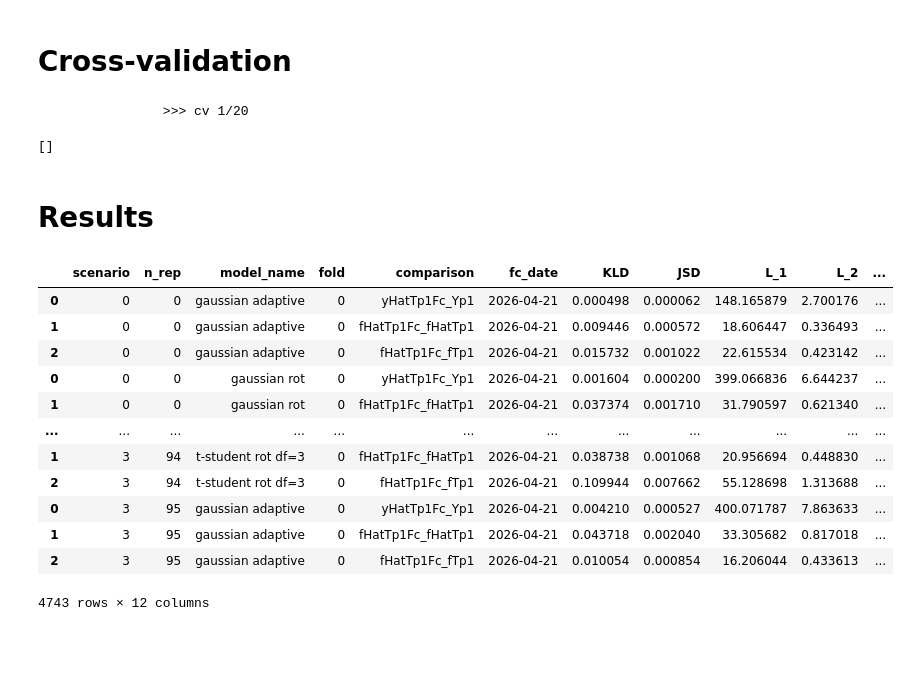
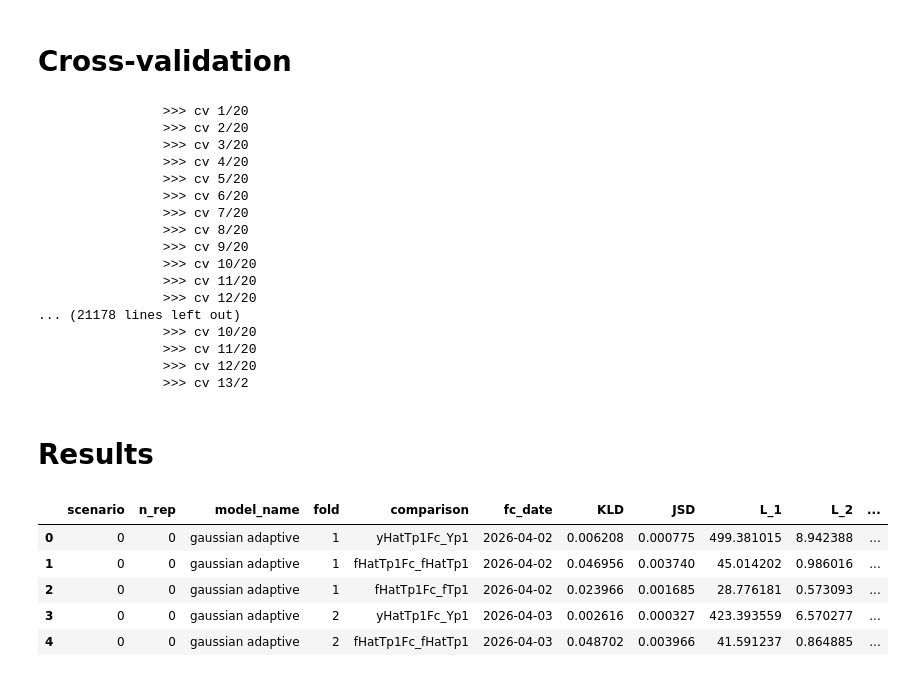
Before and after one commit to matheus-vizzotto/densities4risk, a Jupyter notebook: notebooks/development/monte_carlo_simulation.ipynb, the cells around one changed output. Cells and saved outputs as stored; diff of their text form; code cells hidden in the pictures; blank space fills up the shorter version.

```diff
--- a/notebooks/development/monte_carlo_simulation.ipynb
+++ b/notebooks/development/monte_carlo_simulation.ipynb
@@ -112,0 +116,3 @@ for i, params in enumerate(ParameterGrid(param_grid)):
+# %%
+for scenario in scenarios:
+    print(scenario)
@@ -549,7 +562,7 @@ for kde_address in kde_addresses:
                                             )
             acc_measures = acc.overall_measures(forecast=df_fc, test=df_kde)
             temp_df = pd.DataFrame({
-                    "support":  Y_t.index,
+                    "support":  df_support.iloc[:,0].values,
                     "actual":   df_kde.iloc[:, 0].values,
                     "forecast": df_fc.iloc[:, 0].values,
                     "date":     test_date[0],
@@ -575,7 +588,7 @@ for kde_address in kde_addresses:
                                             )
             acc_measures = acc.overall_measures(forecast=df_fc, test=df_kde)
             temp_df = pd.DataFrame({
-                    "support":  Y_t.index,
+                    "support":  df_support.iloc[:,0].values,
                     "actual":   df_kde.iloc[:, 0].values,
                     "forecast": df_fc.iloc[:, 0].values,
                     "date":     test_date[0],
@@ -595,10 +608,22 @@ for kde_address in kde_addresses:
     pbar.update(1)
 # %% [output]
                 >>> cv 1/20
+                >>> cv 2/20
+                >>> cv 3/20
+                >>> cv 4/20
+                >>> cv 5/20
+                >>> cv 6/20
+                >>> cv 7/20
+                >>> cv 8/20
+                >>> cv 9/20
+                >>> cv 10/20
+                >>> cv 11/20
+                >>> cv 12/20
+... (21178 lines left out)
+                >>> cv 10/20
+                >>> cv 11/20
+                >>> cv 12/20
+                >>> cv 13/2
-# %%
-measures
-# %% [output]
-[]
 # %% [markdown]
 # Results
 # %%
@@ -609,18 +634,11 @@ for file in cv_files:
 df_cv_results = pd.concat(cv_results)
 df_cv_results.sort_values(by=["scenario", "n_rep", "model_name"], inplace=True)
 # %%
-df_cv_results.iloc[:,:]
+df_cv_results.head()
 # %% [output]
 |  | scenario | n_rep | model_name | fold | comparison | fc_date | KLD | JSD | L_1 | L_2 | ... |
-| 0 | 0 | 0 | gaussian adaptive | 0 | yHatTp1Fc_Yp1 | 2026-04-21 | 0.000498 | 0.000062 | 148.165879 | 2.700176 | ... |
-| 1 | 0 | 0 | gaussian adaptive | 0 | fHatTp1Fc_fHatTp1 | 2026-04-21 | 0.009446 | 0.000572 | 18.606447 | 0.336493 | ... |
-| 2 | 0 | 0 | gaussian adaptive | 0 | fHatTp1Fc_fTp1 | 2026-04-21 | 0.015732 | 0.001022 | 22.615534 | 0.423142 | ... |
-| 0 | 0 | 0 | gaussian rot | 0 | yHatTp1Fc_Yp1 | 2026-04-21 | 0.001604 | 0.000200 | 399.066836 | 6.644237 | ... |
-| 1 | 0 | 0 | gaussian rot | 0 | fHatTp1Fc_fHatTp1 | 2026-04-21 | 0.037374 | 0.001710 | 31.790597 | 0.621340 | ... |
-| ... | ... | ... | ... | ... | ... | ... | ... | ... | ... | ... | ... |
-| 1 | 3 | 94 | t-student rot df=3 | 0 | fHatTp1Fc_fHatTp1 | 2026-04-21 | 0.038738 | 0.001068 | 20.956694 | 0.448830 | ... |
-| 2 | 3 | 94 | t-student rot df=3 | 0 | fHatTp1Fc_fTp1 | 2026-04-21 | 0.109944 | 0.007662 | 55.128698 | 1.313688 | ... |
-| 0 | 3 | 95 | gaussian adaptive | 0 | yHatTp1Fc_Yp1 | 2026-04-21 | 0.004210 | 0.000527 | 400.071787 | 7.863633 | ... |
-| 1 | 3 | 95 | gaussian adaptive | 0 | fHatTp1Fc_fHatTp1 | 2026-04-21 | 0.043718 | 0.002040 | 33.305682 | 0.817018 | ... |
-| 2 | 3 | 95 | gaussian adaptive | 0 | fHatTp1Fc_fTp1 | 2026-04-21 | 0.010054 | 0.000854 | 16.206044 | 0.433613 | ... |
+| 0 | 0 | 0 | gaussian adaptive | 1 | yHatTp1Fc_Yp1 | 2026-04-02 | 0.006208 | 0.000775 | 499.381015 | 8.942388 | ... |
+| 1 | 0 | 0 | gaussian adaptive | 1 | fHatTp1Fc_fHatTp1 | 2026-04-02 | 0.046956 | 0.003740 | 45.014202 | 0.986016 | ... |
+| 2 | 0 | 0 | gaussian adaptive | 1 | fHatTp1Fc_fTp1 | 2026-04-02 | 0.023966 | 0.001685 | 28.776181 | 0.573093 | ... |
+| 3 | 0 | 0 | gaussian adaptive | 2 | yHatTp1Fc_Yp1 | 2026-04-03 | 0.002616 | 0.000327 | 423.393559 | 6.570277 | ... |
+| 4 | 0 | 0 | gaussian adaptive | 2 | fHatTp1Fc_fHatTp1 | 2026-04-03 | 0.048702 | 0.003966 | 41.591237 | 0.864885 | ... |
-4743 rows × 12 columns
```
Also changed, not shown: parts of 6 cells of this notebook, 4 other files.
